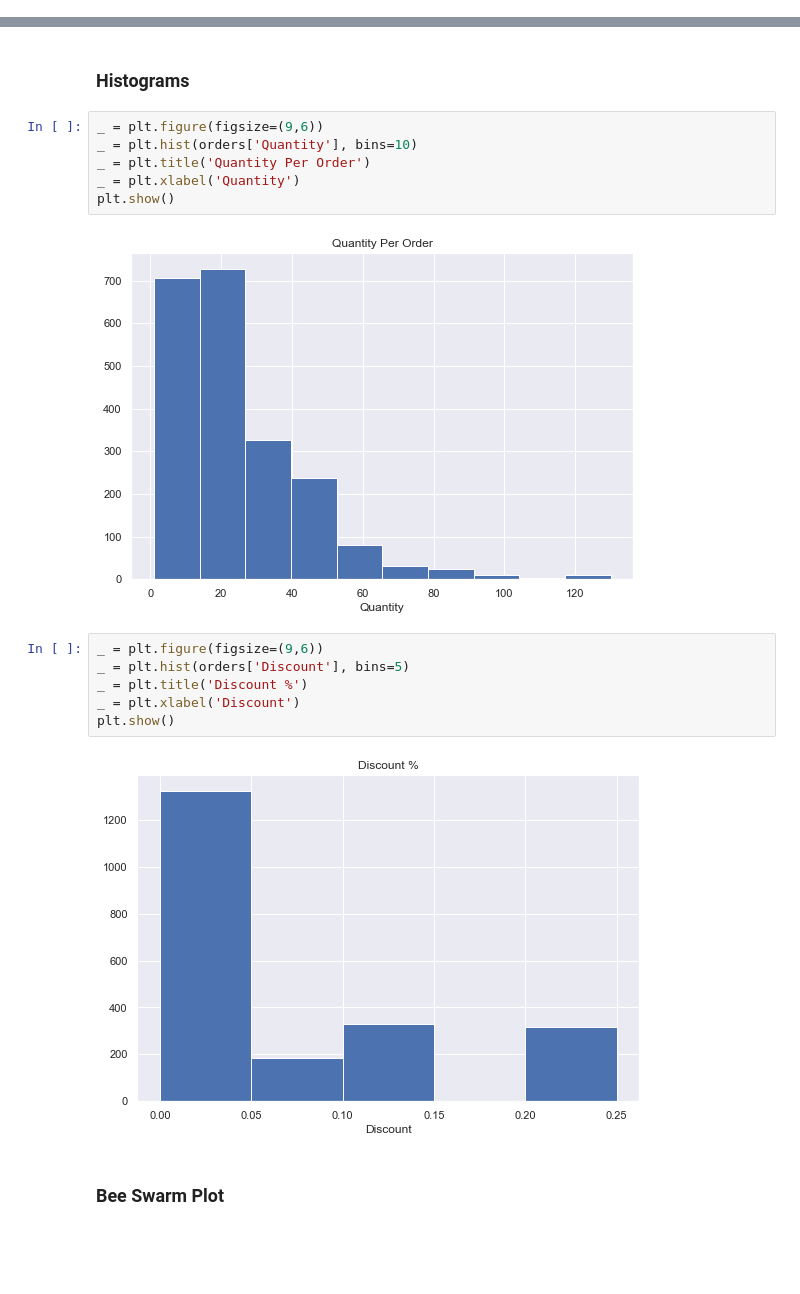
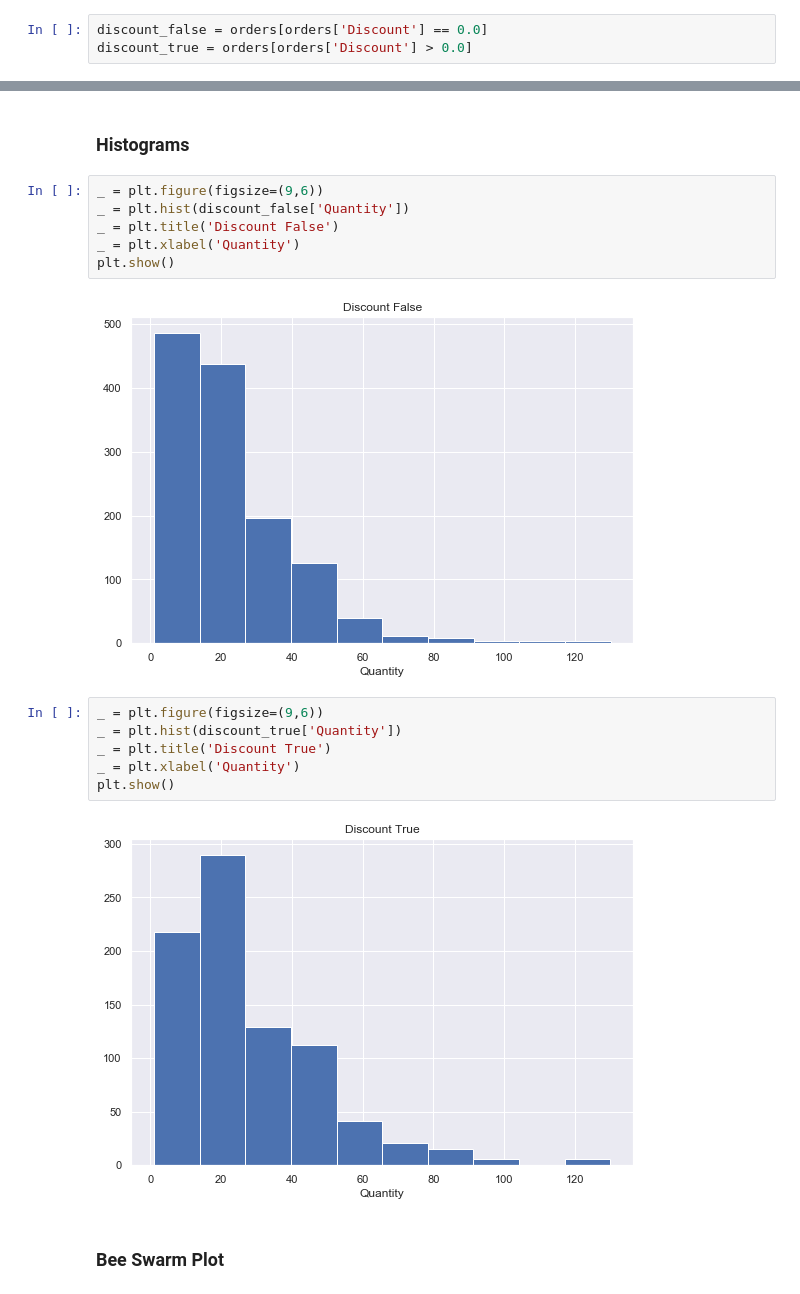
Before and after one commit to nitdip/dsc-2-final-project-online-ds-pt-100118, a Jupyter notebook: student.ipynb, the cells around one changed output, grey strips where cells are left out. Drawn from its saved outputs; the diff is of its cells as text; blank space fills up the shorter version.

```diff
--- a/student.ipynb
+++ b/student.ipynb
@@ -145,0 +153,3 @@ quantity = orders['Quantity']
+# %%
+discount_false = orders[orders['Discount'] == 0.0]
+discount_true = orders[orders['Discount'] > 0.0]
@@ -147,20 +175,20 @@ quantity = orders['Quantity']
 ### Histograms
 # %%
 _ = plt.figure(figsize=(9,6))
-_ = plt.hist(orders['Quantity'], bins=10)
-_ = plt.title('Quantity Per Order')
+_ = plt.hist(discount_false['Quantity'])
+_ = plt.title('Discount False')
 _ = plt.xlabel('Quantity')
 plt.show()
 # %% [output]
-[figure, old version]
+[figure, new version]
 # %%
 _ = plt.figure(figsize=(9,6))
-_ = plt.hist(orders['Discount'], bins=5)
-_ = plt.title('Discount %')
-_ = plt.xlabel('Discount')
+_ = plt.hist(discount_true['Quantity'])
+_ = plt.title('Discount True')
+_ = plt.xlabel('Quantity')
 plt.show()
 # %% [output]
-[figure, old version]
+[figure, new version]
 # %% [markdown]
 ### Bee Swarm Plot
 # %%
```
Also changed, not shown: parts of 57 cells of this notebook.
